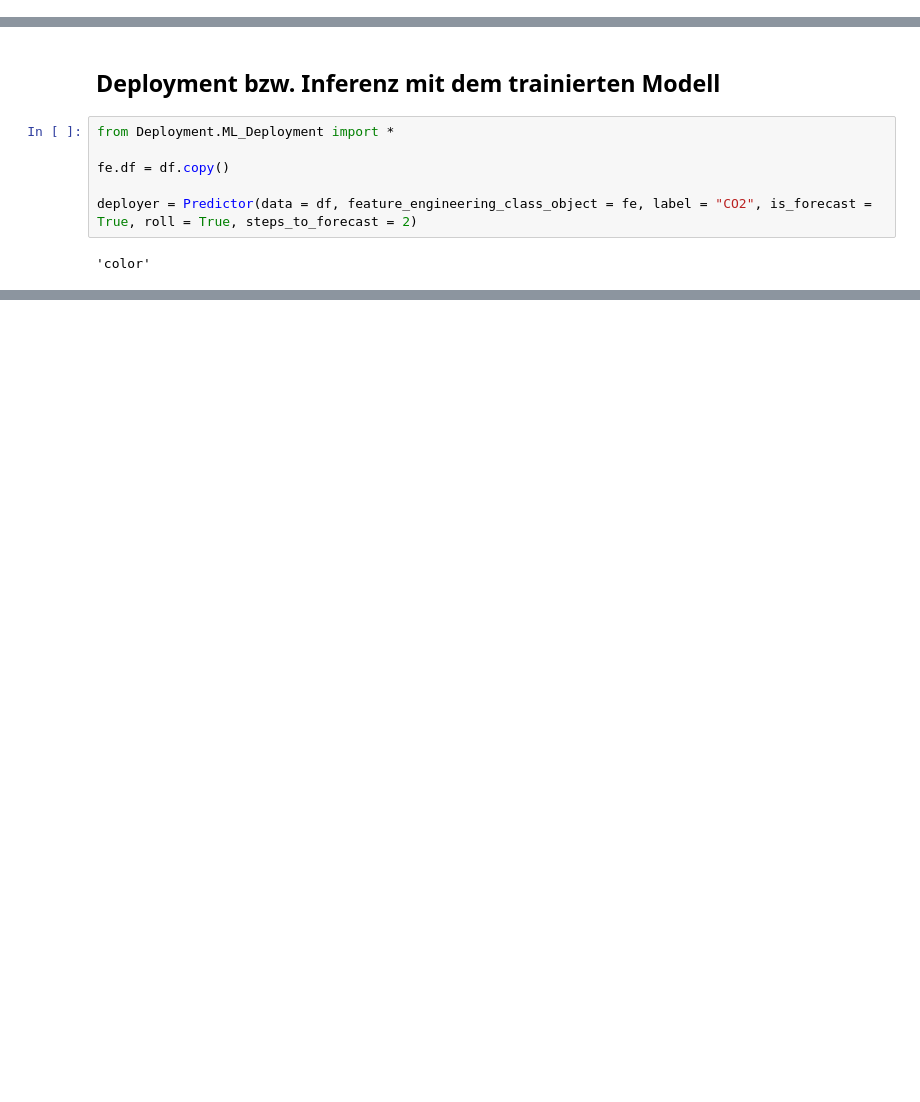
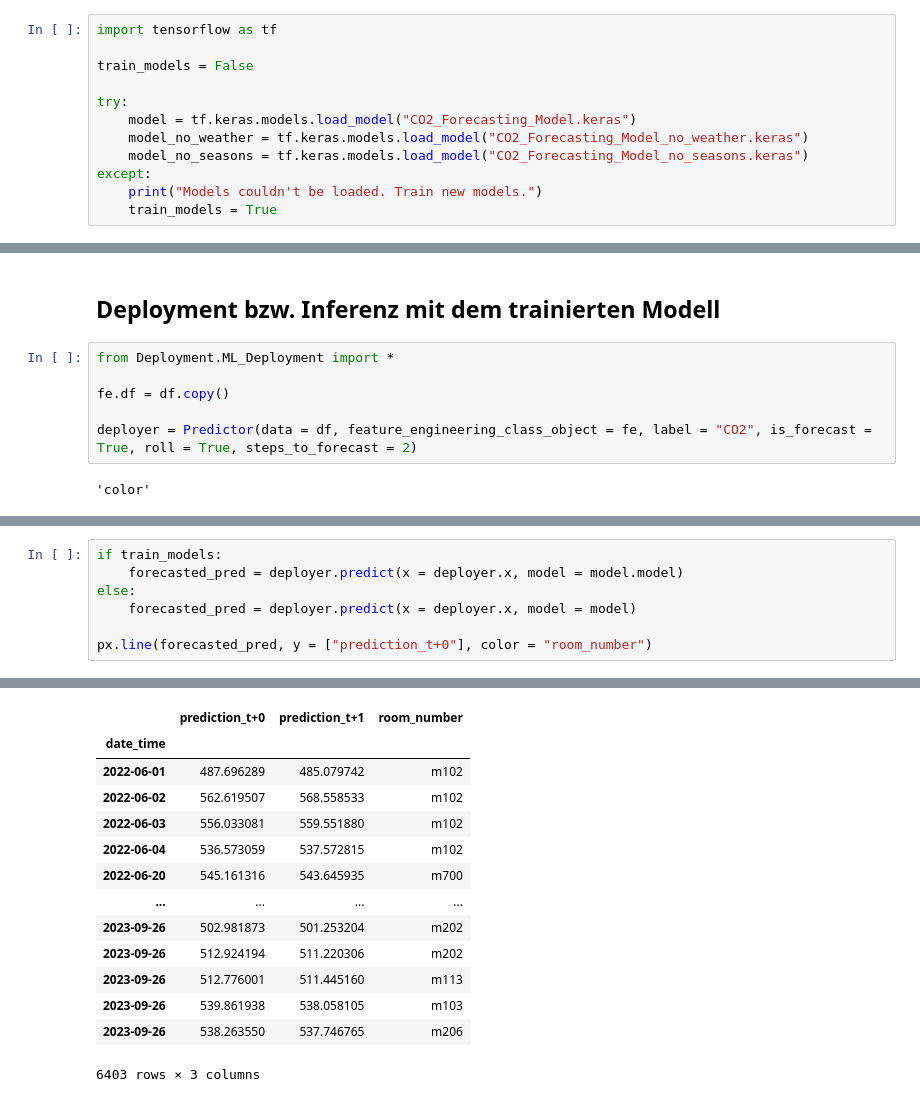
Before and after one commit to dan-vp/iot_co2_ampel_m, a Jupyter notebook: CO2_forecasting.ipynb, the cells around one changed output, grey strips where cells are left out. Saved outputs shown, nothing was run; the diff lists cells and outputs as text; blank space fills up the shorter version.

```diff
--- a/CO2_forecasting.ipynb
+++ b/CO2_forecasting.ipynb
@@ -111 +92,13 @@ class MyLSTMModel:
+# %%
+import tensorflow as tf
+
+train_models = False
+
+try:
+    model = tf.keras.models.load_model("CO2_Forecasting_Model.keras")
+    model_no_weather = tf.keras.models.load_model("CO2_Forecasting_Model_no_weather.keras")
+    model_no_seasons = tf.keras.models.load_model("CO2_Forecasting_Model_no_seasons.keras")
+except:
+    print("Models couldn't be loaded. Train new models.")
+    train_models = True
 # %%
@@ -263,0 +220,8 @@ deployer.predict(x = deployer.x, model = model.model)
+# %%
+if train_models:
+    forecasted_pred = deployer.predict(x = deployer.x, model = model.model)
+else:
+    forecasted_pred = deployer.predict(x = deployer.x, model = model)
+
+px.line(forecasted_pred, y = ["prediction_t+0"], color = "room_number")
+# %% [output]
@@ -263,0 +229,14 @@ deployer.predict(x = deployer.x, model = model.model)
+|  | prediction_t+0 | prediction_t+1 | room_number |
+| date_time |  |  |  |
+| 2022-06-01 | 487.696289 | 485.079742 | m102 |
+| 2022-06-02 | 562.619507 | 568.558533 | m102 |
+| 2022-06-03 | 556.033081 | 559.551880 | m102 |
+| 2022-06-04 | 536.573059 | 537.572815 | m102 |
+| 2022-06-20 | 545.161316 | 543.645935 | m700 |
+| ... | ... | ... | ... |
+| 2023-09-26 | 502.981873 | 501.253204 | m202 |
+| 2023-09-26 | 512.924194 | 511.220306 | m202 |
+| 2023-09-26 | 512.776001 | 511.445160 | m113 |
+| 2023-09-26 | 539.861938 | 538.058105 | m103 |
+| 2023-09-26 | 538.263550 | 537.746765 | m206 |
+6403 rows × 3 columns
```
Also changed, not shown: parts of 11 cells of this notebook.
